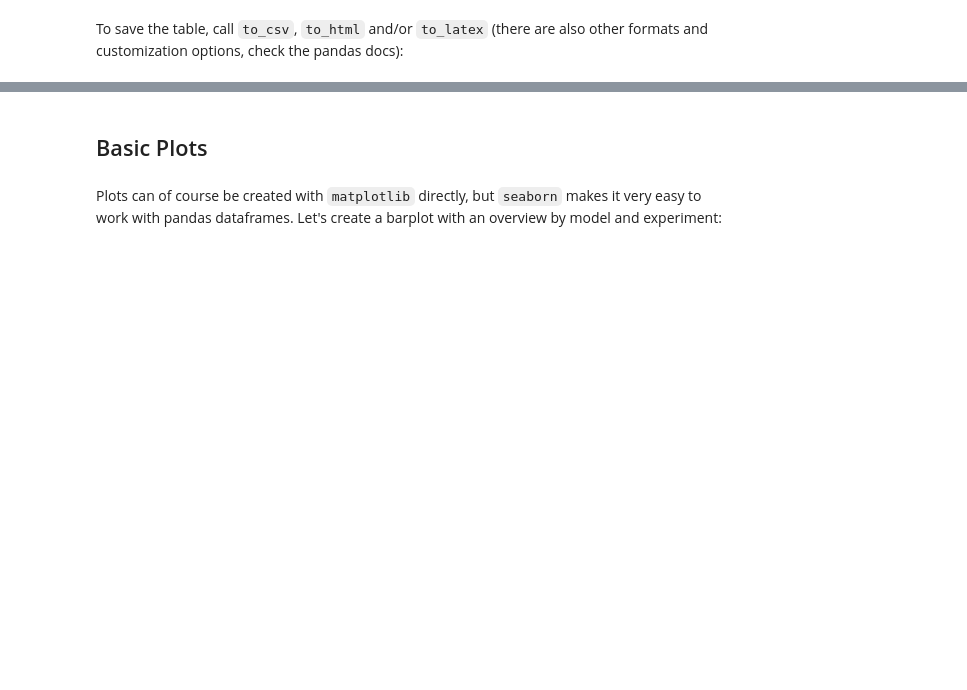
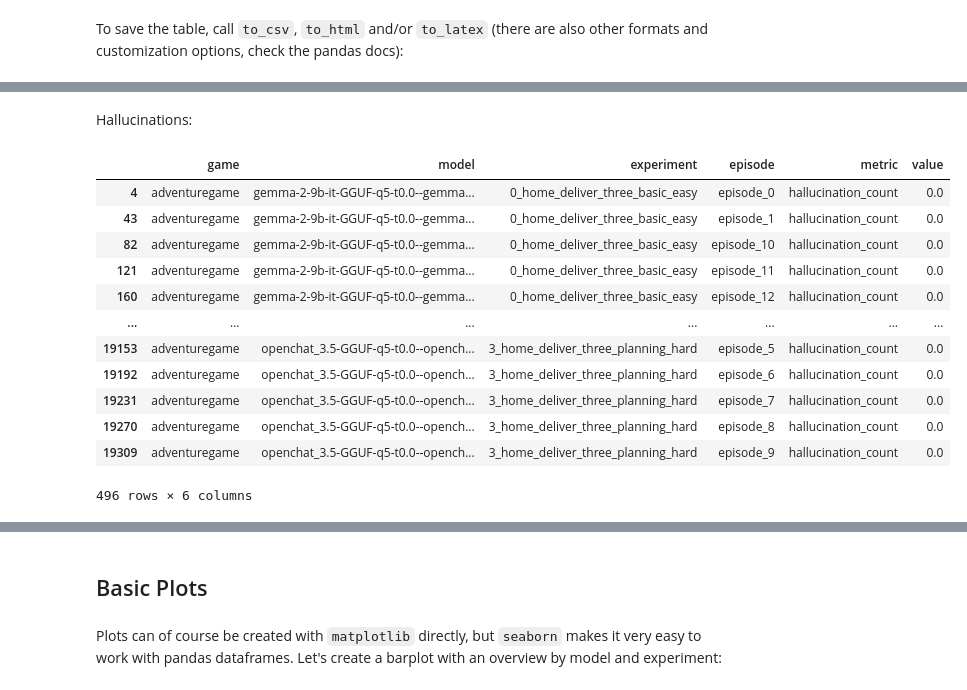
Before and after one commit to Gnurro/clemcore, a Jupyter notebook: adventuregame_eval.ipynb, the cells around one changed output, grey strips where cells are left out. Saved outputs shown, nothing was run; the diff lists cells and outputs as text; code cells hidden in the pictures; blank space fills up the shorter version.

```diff
--- a/adventuregame_eval.ipynb
+++ b/adventuregame_eval.ipynb
@@ -122,0 +141,19 @@ detailed_stats_df.to_csv('results/adventuregame_stats_detailed.csv')
+# %% [markdown]
+Hallucinations:
+# %%
+hallucination_df = game_df[game_df.metric == 'hallucination_count']
+hallucination_df
+# %% [output]
+|  | game | model | experiment | episode | metric | value |
+| 4 | adventuregame | gemma-2-9b-it-GGUF-q5-t0.0--gemma... | 0_home_deliver_three_basic_easy | episode_0 | hallucination_count | 0.0 |
+| 43 | adventuregame | gemma-2-9b-it-GGUF-q5-t0.0--gemma... | 0_home_deliver_three_basic_easy | episode_1 | hallucination_count | 0.0 |
+| 82 | adventuregame | gemma-2-9b-it-GGUF-q5-t0.0--gemma... | 0_home_deliver_three_basic_easy | episode_10 | hallucination_count | 0.0 |
+| 121 | adventuregame | gemma-2-9b-it-GGUF-q5-t0.0--gemma... | 0_home_deliver_three_basic_easy | episode_11 | hallucination_count | 0.0 |
+| 160 | adventuregame | gemma-2-9b-it-GGUF-q5-t0.0--gemma... | 0_home_deliver_three_basic_easy | episode_12 | hallucination_count | 0.0 |
+| ... | ... | ... | ... | ... | ... | ... |
+| 19153 | adventuregame | openchat_3.5-GGUF-q5-t0.0--opench... | 3_home_deliver_three_planning_hard | episode_5 | hallucination_count | 0.0 |
+| 19192 | adventuregame | openchat_3.5-GGUF-q5-t0.0--opench... | 3_home_deliver_three_planning_hard | episode_6 | hallucination_count | 0.0 |
+| 19231 | adventuregame | openchat_3.5-GGUF-q5-t0.0--opench... | 3_home_deliver_three_planning_hard | episode_7 | hallucination_count | 0.0 |
+| 19270 | adventuregame | openchat_3.5-GGUF-q5-t0.0--opench... | 3_home_deliver_three_planning_hard | episode_8 | hallucination_count | 0.0 |
+| 19309 | adventuregame | openchat_3.5-GGUF-q5-t0.0--opench... | 3_home_deliver_three_planning_hard | episode_9 | hallucination_count | 0.0 |
+496 rows × 6 columns
```
Also changed, not shown: parts of 21 cells of this notebook, 1 other file.
